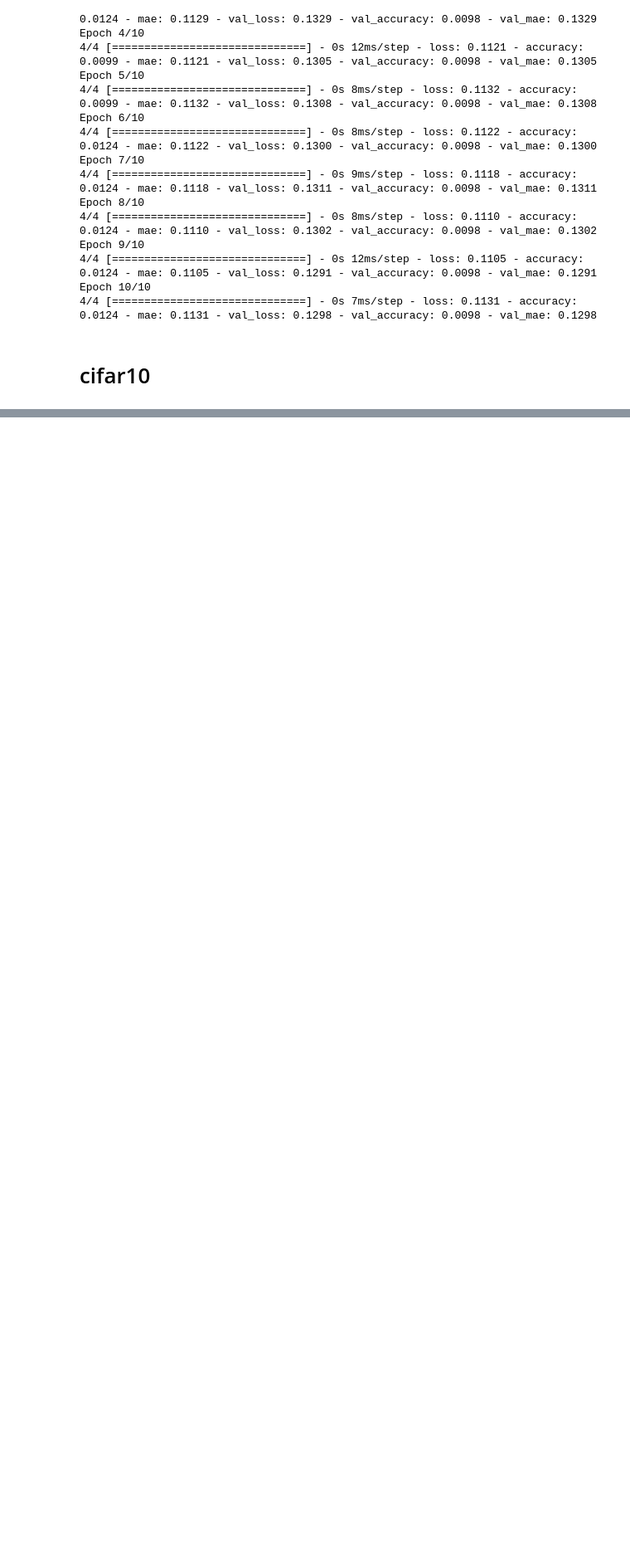
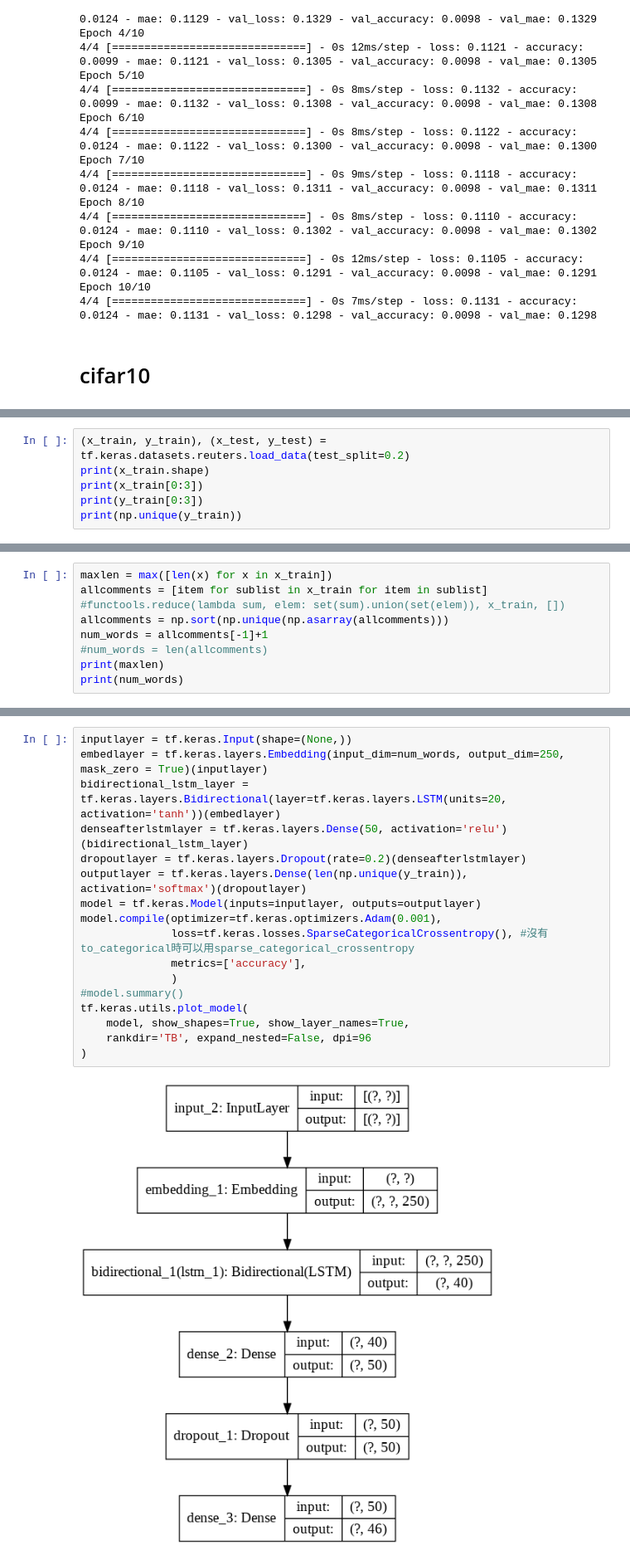
Before and after one commit to tingjhenjiang/Segmentor, a Jupyter notebook: Tensorflow_Certification_Test_Practice.ipynb, the cells around one changed output, grey strips where cells are left out. Shown at 83% size. Saved outputs shown, nothing was run; the diff lists cells and outputs as text; blank space fills up the shorter version.

```diff
--- a/Tensorflow_Certification_Test_Practice.ipynb
+++ b/Tensorflow_Certification_Test_Practice.ipynb
@@ -128,0 +207,6 @@ array([0, 1, 2, 3, 4, 5, 6, 7, 8, 9], dtype=uint8)
+# %%
+(x_train, y_train), (x_test, y_test) = tf.keras.datasets.reuters.load_data(test_split=0.2)
+print(x_train.shape)
+print(x_train[0:3])
+print(y_train[0:3])
+print(np.unique(y_train))
@@ -128,0 +223,8 @@ array([0, 1, 2, 3, 4, 5, 6, 7, 8, 9], dtype=uint8)
+# %%
+maxlen = max([len(x) for x in x_train])
+allcomments = [item for sublist in x_train for item in sublist] #functools.reduce(lambda sum, elem: set(sum).union(set(elem)), x_train, [])
+allcomments = np.sort(np.unique(np.asarray(allcomments)))
+num_words = allcomments[-1]+1
+#num_words = len(allcomments)
+print(maxlen)
+print(num_words)
@@ -128,0 +234,19 @@ array([0, 1, 2, 3, 4, 5, 6, 7, 8, 9], dtype=uint8)
+# %%
+inputlayer = tf.keras.Input(shape=(None,))
+embedlayer = tf.keras.layers.Embedding(input_dim=num_words, output_dim=250, mask_zero = True)(inputlayer)
+bidirectional_lstm_layer = tf.keras.layers.Bidirectional(layer=tf.keras.layers.LSTM(units=20, activation='tanh'))(embedlayer)
+denseafterlstmlayer = tf.keras.layers.Dense(50, activation='relu')(bidirectional_lstm_layer)
+dropoutlayer = tf.keras.layers.Dropout(rate=0.2)(denseafterlstmlayer)
+outputlayer = tf.keras.layers.Dense(len(np.unique(y_train)), activation='softmax')(dropoutlayer)
+model = tf.keras.Model(inputs=inputlayer, outputs=outputlayer)
+model.compile(optimizer=tf.keras.optimizers.Adam(0.001),
+              loss=tf.keras.losses.SparseCategoricalCrossentropy(), #沒有to_categorical時可以用sparse_categorical_crossentropy
+              metrics=['accuracy'],
+              )
+#model.summary()
+tf.keras.utils.plot_model(
+    model, show_shapes=True, show_layer_names=True,
+    rankdir='TB', expand_nested=False, dpi=96
+)
+# %% [output]
+[figure, added]
```
Also changed, not shown: parts of 16 cells of this notebook.
